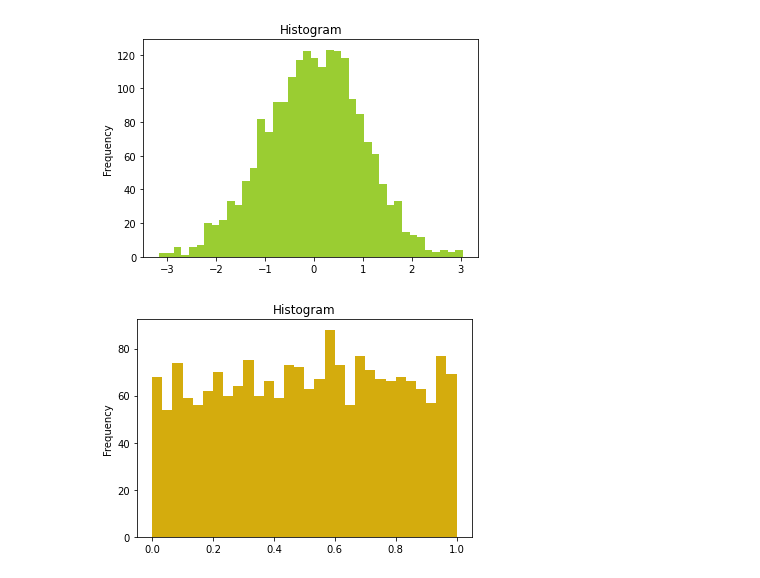
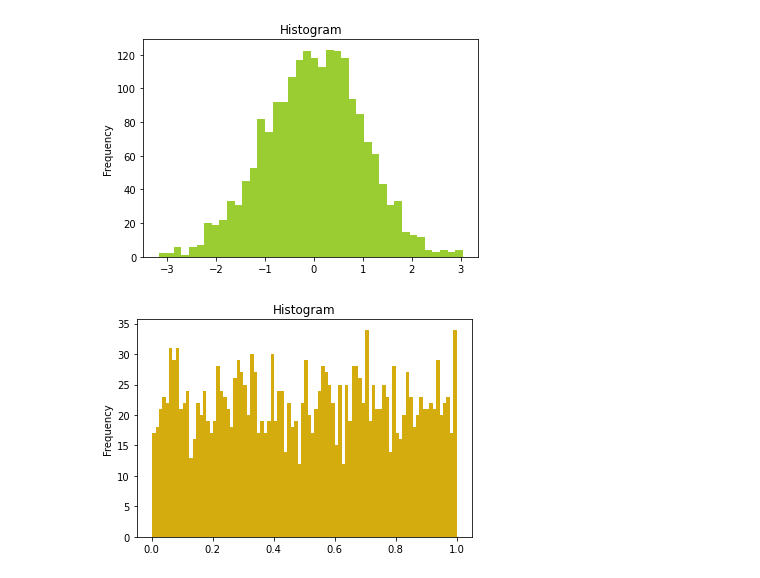
Before and after one commit to uannabi/MatPlotLibGraph, a Jupyter notebook: Histogram.ipynb, the cells around one changed output. Saved outputs shown, nothing was run; the diff lists cells and outputs as text; code cells hidden in the pictures.

```diff
--- a/Histogram.ipynb
+++ b/Histogram.ipynb
@@ -13,8 +13,8 @@ plt.show()
 [figure]
 # %%
 x = np.random.rand(2000)
-plt.hist(x, bins=30 ,color='#D4AC0D')
+plt.hist(x, bins=90 ,color='#D4AC0D')
 plt.gca().set(title='Histogram', ylabel='Frequency')
 plt.show()
 # %% [output]
-[figure, old version]
+[figure, new version]
```
Also changed, not shown: parts of 2 cells of this notebook.
